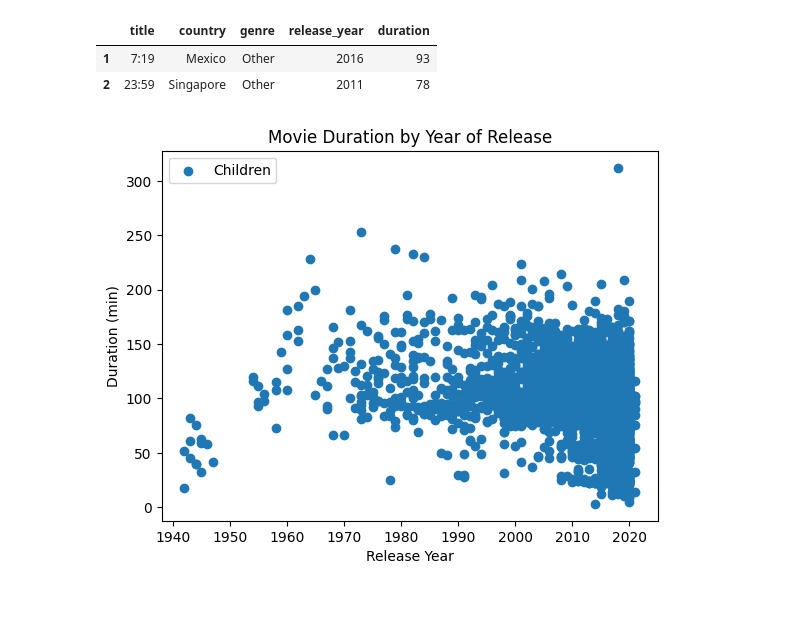
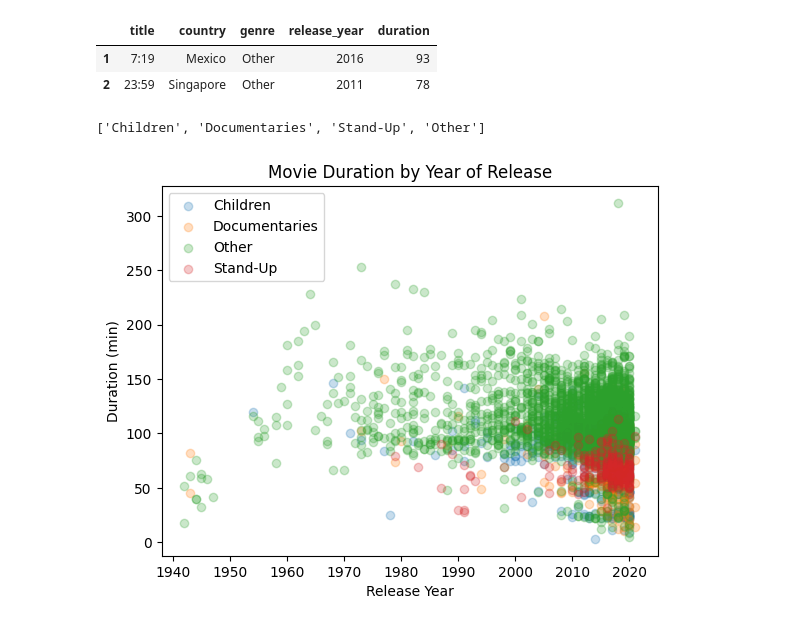
Before and after one commit to AnshuBantra/Python, a Jupyter notebook: Developer/003_Netflix_Project/notebook.ipynb, the cells around one changed output. Cells and saved outputs as stored; diff of their text form; code cells hidden in the pictures.

```diff
--- a/Developer/003_Netflix_Project/notebook.ipynb
+++ b/Developer/003_Netflix_Project/notebook.ipynb
@@ -146,18 +145,28 @@ for idx, row in netflix_movies.iterrows():
 netflix_movies['genre'].unique()
 # %% [output]
 array(['Other', 'Documentaries', 'Children', 'Stand-Up'], dtype=object)
+# %%
+colours_dict = {"Children":'g', "Documentaries":'b', "Stand-Up":'r', "Other":'y'}
+netflix_movies['colors'] = netflix_movies['genre'].apply(lambda x: colours_dict.get(x, 'y'))
+netflix_movies[['genre', 'colors']]
 # %%
 netflix_movies.head(2)
 # %% [output]
 |  | title | country | genre | release_year | duration |
 | 1 | 7:19 | Mexico | Other | 2016 | 93 |
 | 2 | 23:59 | Singapore | Other | 2011 | 78 |
-# %%
-plt.scatter(data=netflix_movies, x='release_year', y='duration')
-plt.legend(list(colours_dict.keys()))
-plt.xlabel('Release Year')
-plt.ylabel('Duration (min)')
-plt.title('Movie Duration by Year of Release')
-plt.show()
-# %% [output]
-[figure, removed]
+# %%
+list(colours_dict.keys())
+# %% [output]
+['Children', 'Documentaries', 'Stand-Up', 'Other']
+# %%
+fig, ax = plt.subplots()
+for genre, data in netflix_movies.groupby('genre'):
+  ax.scatter(data['release_year'], data['duration'], label=genre, alpha=0.25)
+plt.legend()
+plt.xlabel('Release Year')
+plt.ylabel('Duration (min)')
+plt.title('Movie Duration by Year of Release')
+plt.show()
+# %% [output]
+[figure, added]
```
Also changed, not shown: parts of 4 cells of this notebook, 24 other files.
